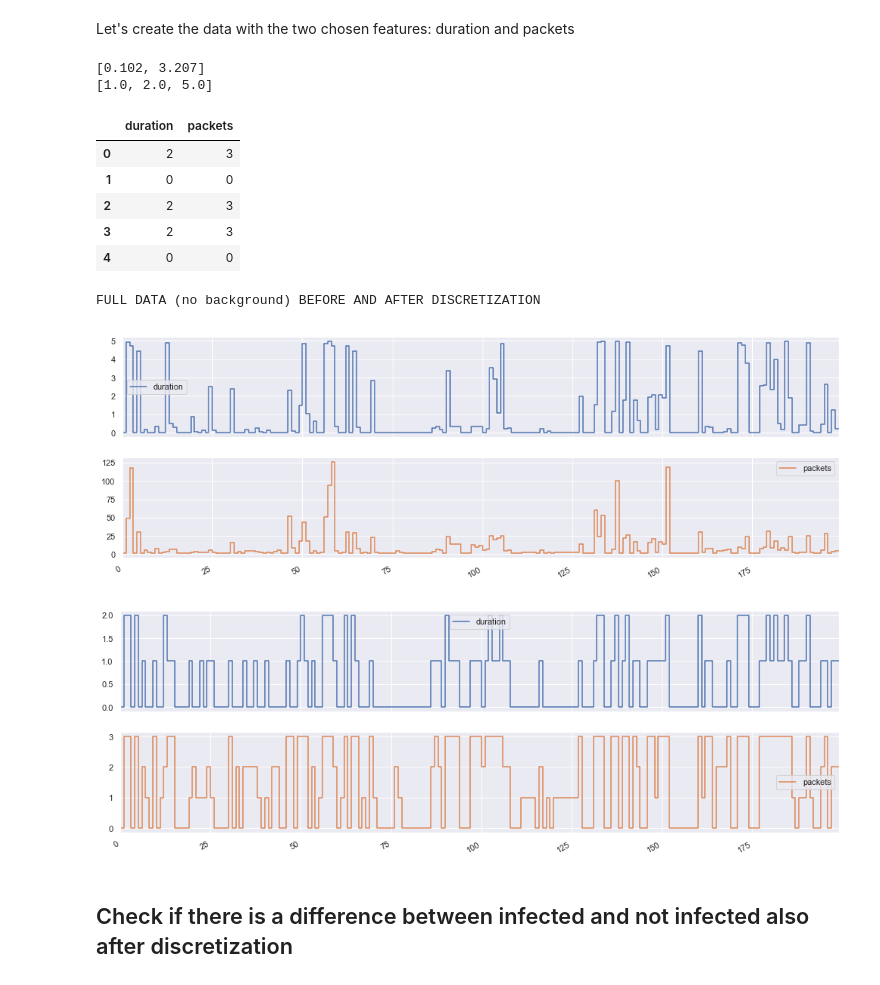
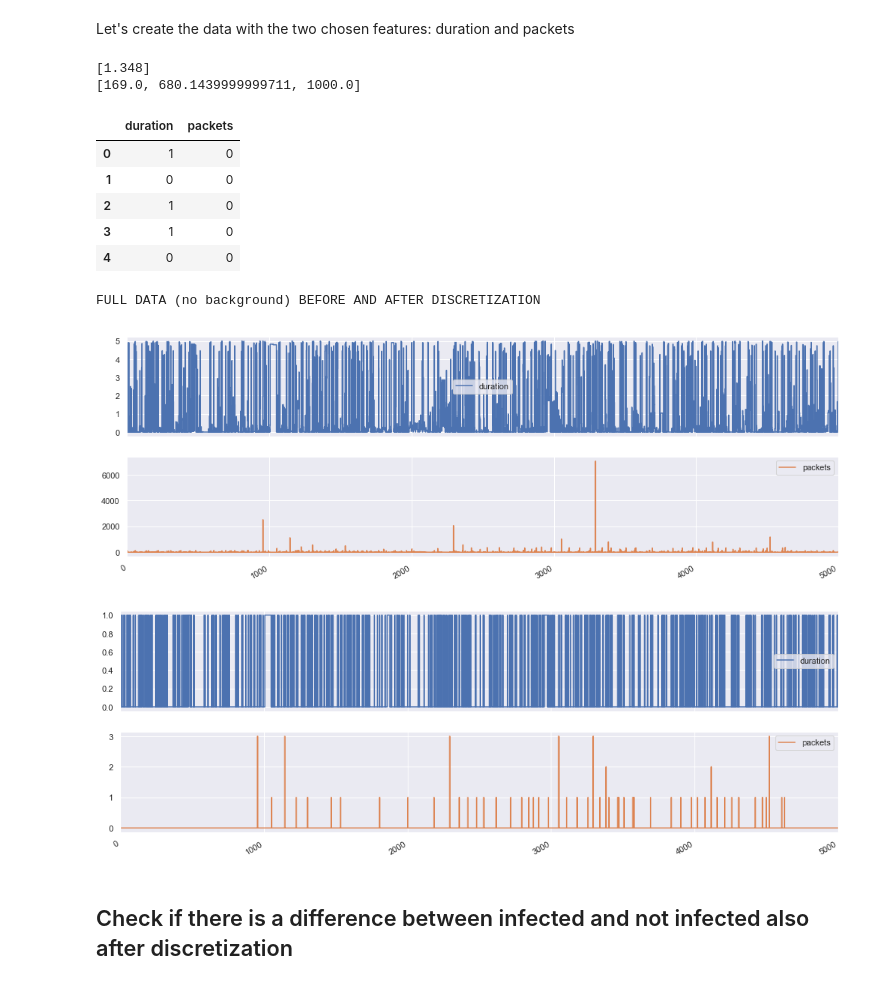
Before and after one commit to benhe119/Cyber-data-analytics_TUDelft, a Jupyter notebook: lab3/notebooks/Flow_data_discretization_task.ipynb, the cells around one changed output. Saved outputs shown, nothing was run; the diff lists cells and outputs as text; code cells hidden in the pictures.

```diff
--- a/lab3/notebooks/Flow_data_discretization_task.ipynb
+++ b/lab3/notebooks/Flow_data_discretization_task.ipynb
@@ -169,12 +204,14 @@ We then manually select the percentiles in order to visually see that the discre
 # %%
+# clust_values = {
+#     'duration': [70, 90], #correct
+#     'packets': [35, 65, 80]
+# }
+
+# values
 clust_values = {
-    'duration': [70, 90], #correct
-    'packets': [35, 65, 80]
+    'duration': [85],
+    'packets': [98.5, 99.2, 99.5]
 }
-# clust_values = {
-#     'duration': 3,
-#     'packets': 7
-# }
 # %%
 def get_indices(percentiles,values):
     breaks = []
@@ -215,30 +252,30 @@ discretized_df = pd.DataFrame(
 #     }
 # )
 # %% [output]
-[0.102, 3.207]
-[1.0, 2.0, 5.0]
+[1.348]
+[169.0, 680.1439999999711, 1000.0]
 # %%
 discretized_df.head()
 # %% [output]
 |  | duration | packets |
-| 0 | 2 | 3 |
+| 0 | 1 | 0 |
 | 1 | 0 | 0 |
-| 2 | 2 | 3 |
-| 3 | 2 | 3 |
+| 2 | 1 | 0 |
+| 3 | 1 | 0 |
 | 4 | 0 | 0 |
 # %%
 print("FULL DATA (no background) BEFORE AND AFTER DISCRETIZATION")
 start = 0
-stop = 200
+stop = 5000
 data_df[['duration', 'packets']].iloc[start:stop].plot(figsize=(17, 6), subplots=True, drawstyle='steps')
 plt.show()
 
 discretized_df.iloc[start:stop].plot(figsize=(17, 6), subplots=True, drawstyle='steps')
 plt.show()
 # %% [output]
 FULL DATA (no background) BEFORE AND AFTER DISCRETIZATION
-[figure, old version]
+[figure, new version]
-[figure, old version]
+[figure, new version]
 # %% [markdown]
 ## Check if there is a difference between infected and not infected also after discretization
 # %%
```
Also changed, not shown: parts of 19 cells of this notebook, 1 other file.
